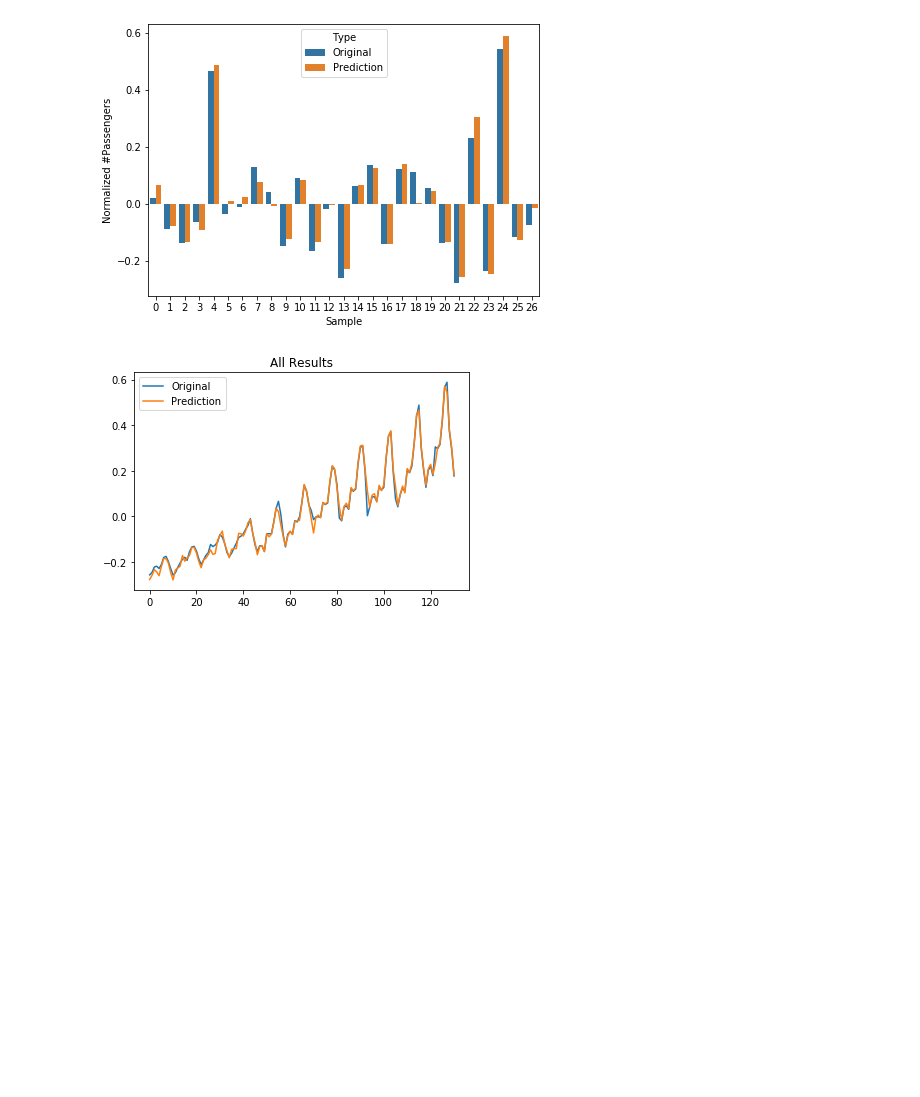
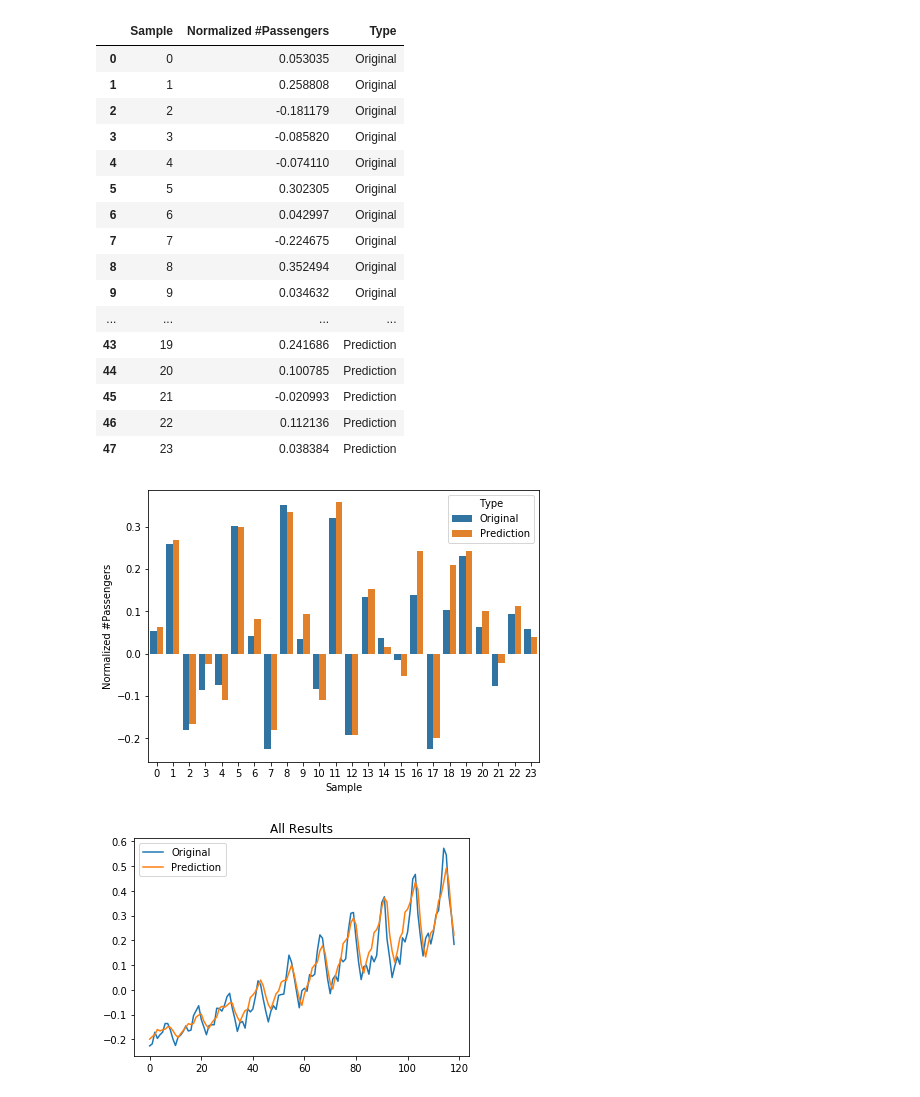
Before and after one commit to kimwooglae/keraspp, a Jupyter notebook: 2020-02/2020-03-02-RNN-LSTM-TIMESERIES.ipynb, the cells around one changed output. Saved outputs shown, nothing was run; the diff lists cells and outputs as text; code cells hidden in the pictures; blank space fills up the shorter version.

```diff
--- a/2020-02/2020-03-02-RNN-LSTM-TIMESERIES.ipynb
+++ b/2020-02/2020-03-02-RNN-LSTM-TIMESERIES.ipynb
@@ -27,8 +27,8 @@ class Machine():
 
         yp = m.predict(X_test).reshape(-1)
         print('Loss:', m.evaluate(X_test, y_test))
-        plt.plot(yp, label='Original')
-        plt.plot(y_test, label='Prediction')
+        plt.plot(y_test, label='Original')
+        plt.plot(yp, label='Prediction')
         plt.legend(loc=0)
         plt.title('Validation Results')
         plt.show()
@@ -42,14 +42,19 @@ class Machine():
         df['Normalized #Passengers'] = np.concatenate([y_test, yp], axis=0)
         df['Type'] = ['Original'] * len(y_test) + ['Prediction'] * len(yp)
 
+        display(df)
+        #print(df)
+        #df.head()
+        #df.tail()
+
         plt.figure(figsize=(7, 5))
         sns.barplot(x='Sample', y='Normalized #Passengers', hue='Type', data=df)
         plt.ylabel('Normalized #Passengers')
         plt.show()
 
         yp = m.predict(X)
-        plt.plot(yp, label='Original')
-        plt.plot(y, label='Prediction')
+        plt.plot(y, label='Original')
+        plt.plot(yp, label='Prediction')
         plt.legend(loc=0)
         plt.title('All Results')
         plt.show()
@@ -108,7 +113,7 @@ def get_Xy(data, D=12):
     return X, y
 # %%
 machine = Machine()
-machine.run(epochs=40000)
+machine.run(epochs=400)
 # %% [output]
 [figure]
 [figure]
@@ -137,2 +142,19 @@ Loss: 0.0014343814691528678
+|  | Sample | Normalized #Passengers | Type |
+| 0 | 0 | 0.053035 | Original |
+| 1 | 1 | 0.258808 | Original |
+| 2 | 2 | -0.181179 | Original |
+| 3 | 3 | -0.085820 | Original |
+| 4 | 4 | -0.074110 | Original |
+| 5 | 5 | 0.302305 | Original |
+| 6 | 6 | 0.042997 | Original |
+| 7 | 7 | -0.224675 | Original |
+| 8 | 8 | 0.352494 | Original |
+| 9 | 9 | 0.034632 | Original |
+| ... | ... | ... | ... |
+| 43 | 19 | 0.241686 | Prediction |
+| 44 | 20 | 0.100785 | Prediction |
+| 45 | 21 | -0.020993 | Prediction |
+| 46 | 22 | 0.112136 | Prediction |
+| 47 | 23 | 0.038384 | Prediction |
-[figure, old version]
+[figure, new version]
-[figure, old version]
+[figure, new version]
```
Also changed, not shown: parts of 6 cells of this notebook.
